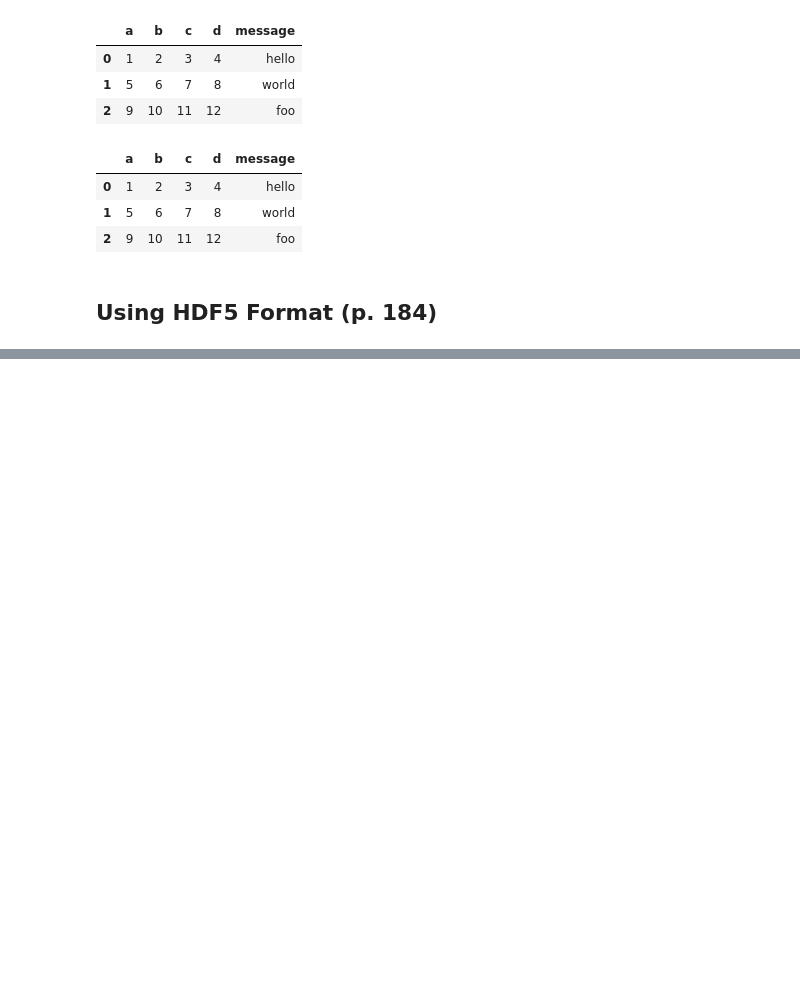
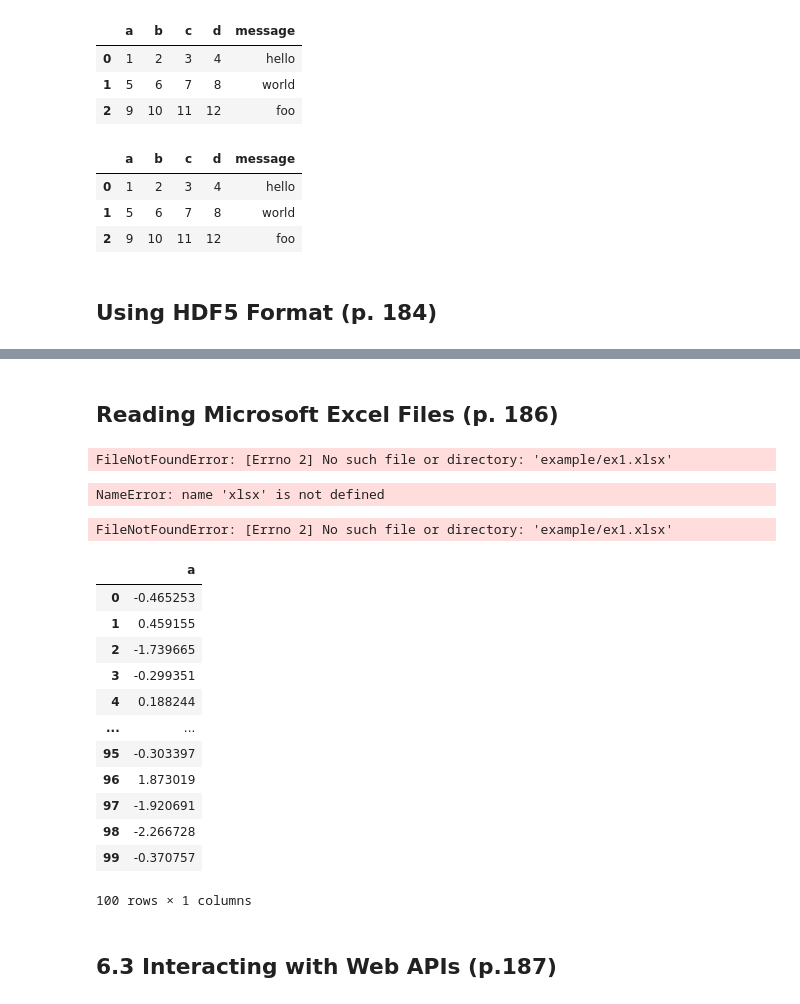
Before and after one commit to ZCW-Data1dot2/data-wrangling-pandas-leegivhan, a Jupyter notebook: Chapter6WorkAlong.ipynb, the cells around one changed output, grey strips where cells are left out. Cells and saved outputs as stored; diff of their text form; code cells hidden in the pictures; blank space fills up the shorter version.

```diff
--- a/Chapter6WorkAlong.ipynb
+++ b/Chapter6WorkAlong.ipynb
@@ -515,0 +584,30 @@ pd.read_pickle('examples/frame_pickle')
+# %% [markdown]
+## Reading Microsoft Excel Files (p. 186)
+# %%
+xlsx = pd.ExcelFile('example/ex1.xlsx')
+# %% [output]
+FileNotFoundError: [Errno 2] No such file or directory: 'example/ex1.xlsx'
+# %%
+pd.read_excel(xlsx, 'Sheet1')
+# %% [output]
+NameError: name 'xlsx' is not defined
+# %%
+frame = pd.read_excel('example/ex1.xlsx', 'Sheet1')
+# %% [output]
+FileNotFoundError: [Errno 2] No such file or directory: 'example/ex1.xlsx'
+# %%
+frame
+# %% [output]
+|  | a |
+| 0 | -0.465253 |
+| 1 | 0.459155 |
+| 2 | -1.739665 |
+| 3 | -0.299351 |
+| 4 | 0.188244 |
+| ... | ... |
+| 95 | -0.303397 |
+| 96 | 1.873019 |
+| 97 | -1.920691 |
+| 98 | -2.266728 |
+| 99 | -0.370757 |
+100 rows × 1 columns
@@ -515,0 +622,2 @@ pd.read_pickle('examples/frame_pickle')
+# %% [markdown]
+## 6.3 Interacting with Web APIs (p.187)
```
Also changed, not shown: parts of 25 cells of this notebook, 2 other files.
